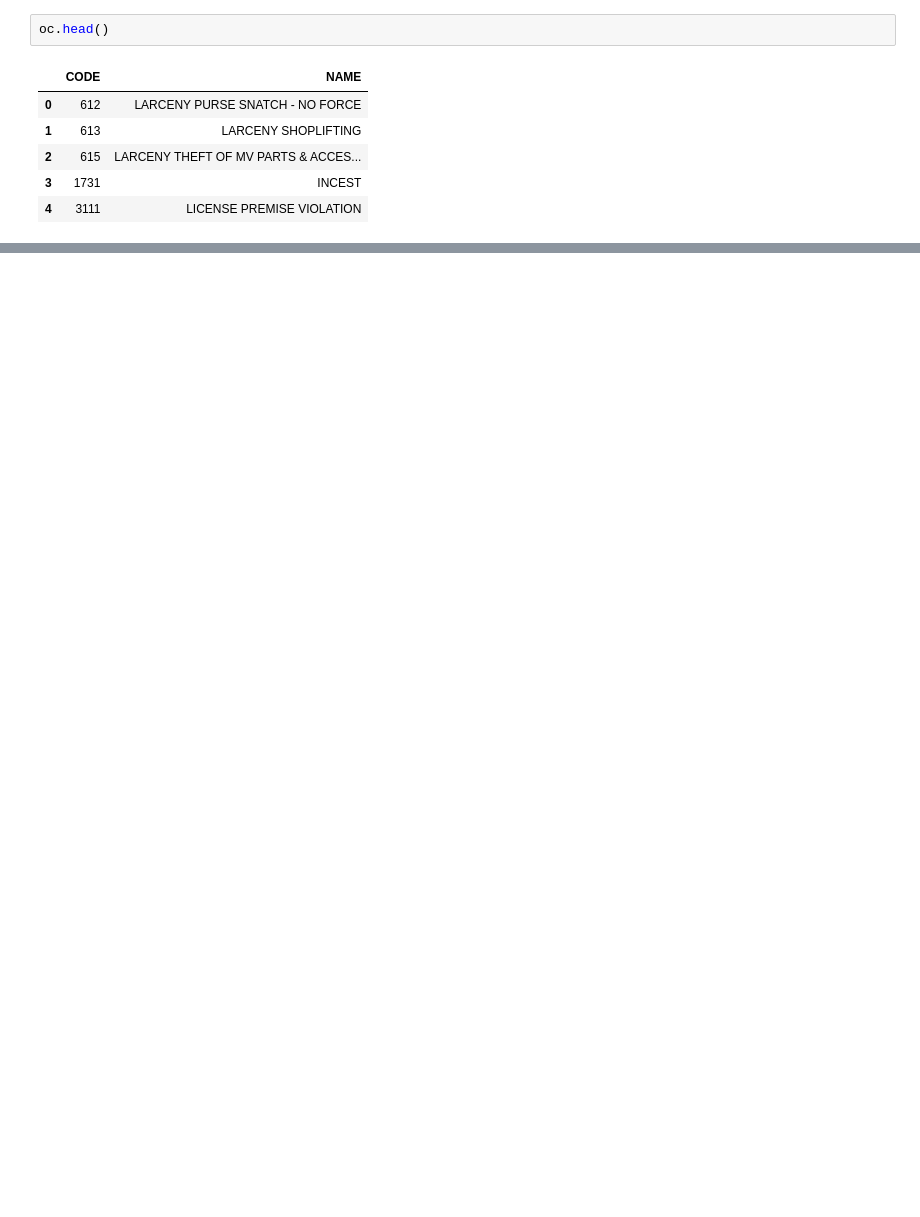
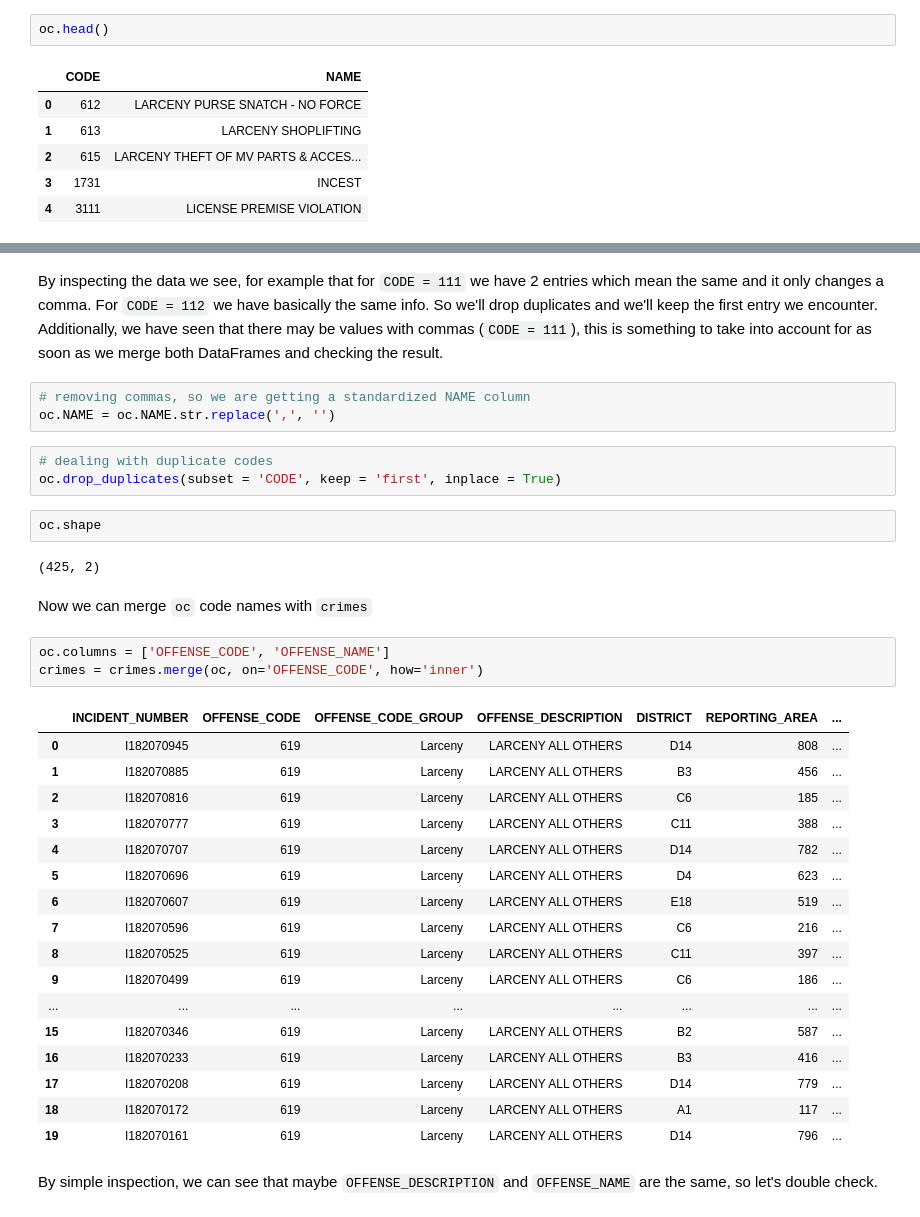
Before and after one commit to Maycas/Boston-Crime, a Jupyter notebook: 0921_UnsupML{Marc_Maycas}.ipynb, the cells around one changed output, grey strips where cells are left out. Drawn from its saved outputs; the diff is of its cells as text; blank space fills up the shorter version.

Commit message:
Inspected Data. Merged both datasets into one

```diff
--- a/0921_UnsupML{Marc_Maycas}.ipynb
+++ b/0921_UnsupML{Marc_Maycas}.ipynb
@@ -164,0 +274,37 @@ oc.head()
+# %% [markdown]
+By inspecting the data we see, for example that for `CODE = 111` we have 2 entries which mean the same and it only changes a comma. For `CODE = 112` we have basically the same info. So we'll drop duplicates and we'll keep the first entry we encounter. Additionally, we have seen that there may be values with commas (`CODE = 111`), this is something to take into account for as soon as we merge both DataFrames and checking the result.
+# %%
+# removing commas, so we are getting a standardized NAME column
+oc.NAME = oc.NAME.str.replace(',', '')
+# %%
+# dealing with duplicate codes
+oc.drop_duplicates(subset = 'CODE', keep = 'first', inplace = True)
+# %%
+oc.shape
+# %% [output]
+(425, 2)
+# %% [markdown]
+Now we can merge `oc` code names with `crimes`
+# %%
+oc.columns = ['OFFENSE_CODE', 'OFFENSE_NAME']
+crimes = crimes.merge(oc, on='OFFENSE_CODE', how='inner')
+# %% [output]
+|  | INCIDENT_NUMBER | OFFENSE_CODE | OFFENSE_CODE_GROUP | OFFENSE_DESCRIPTION | DISTRICT | REPORTING_AREA | ... |
+| 0 | I182070945 | 619 | Larceny | LARCENY ALL OTHERS | D14 | 808 | ... |
+| 1 | I182070885 | 619 | Larceny | LARCENY ALL OTHERS | B3 | 456 | ... |
+| 2 | I182070816 | 619 | Larceny | LARCENY ALL OTHERS | C6 | 185 | ... |
+| 3 | I182070777 | 619 | Larceny | LARCENY ALL OTHERS | C11 | 388 | ... |
+| 4 | I182070707 | 619 | Larceny | LARCENY ALL OTHERS | D14 | 782 | ... |
+| 5 | I182070696 | 619 | Larceny | LARCENY ALL OTHERS | D4 | 623 | ... |
+| 6 | I182070607 | 619 | Larceny | LARCENY ALL OTHERS | E18 | 519 | ... |
+| 7 | I182070596 | 619 | Larceny | LARCENY ALL OTHERS | C6 | 216 | ... |
+| 8 | I182070525 | 619 | Larceny | LARCENY ALL OTHERS | C11 | 397 | ... |
+| 9 | I182070499 | 619 | Larceny | LARCENY ALL OTHERS | C6 | 186 | ... |
+| ... | ... | ... | ... | ... | ... | ... | ... |
+| 15 | I182070346 | 619 | Larceny | LARCENY ALL OTHERS | B2 | 587 | ... |
+| 16 | I182070233 | 619 | Larceny | LARCENY ALL OTHERS | B3 | 416 | ... |
+| 17 | I182070208 | 619 | Larceny | LARCENY ALL OTHERS | D14 | 779 | ... |
+| 18 | I182070172 | 619 | Larceny | LARCENY ALL OTHERS | A1 | 117 | ... |
+| 19 | I182070161 | 619 | Larceny | LARCENY ALL OTHERS | D14 | 796 | ... |
+# %% [markdown]
+By simple inspection, we can see that maybe `OFFENSE_DESCRIPTION` and `OFFENSE_NAME` are the same, so let's double check.
```
Also changed, not shown: parts of 35 cells of this notebook.
